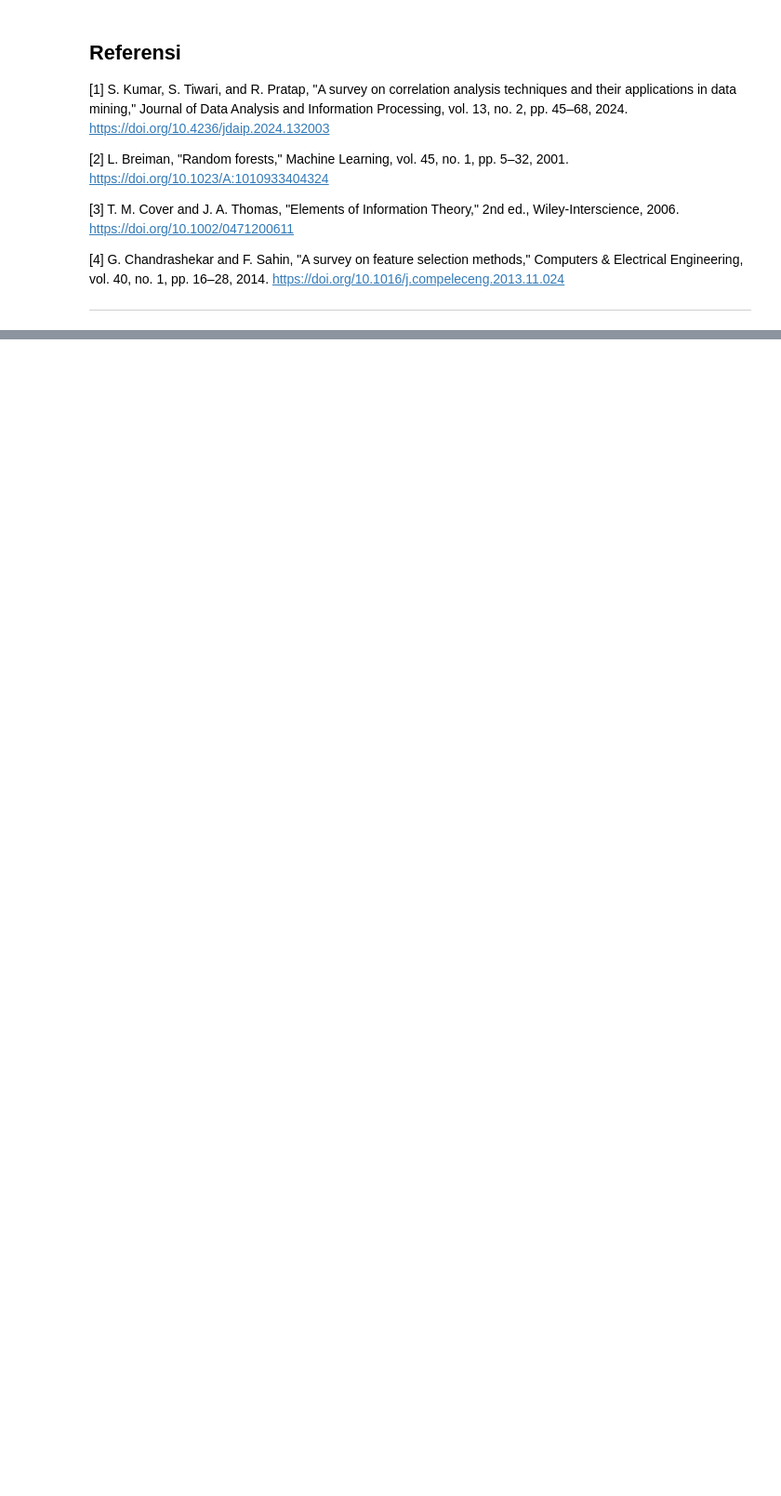
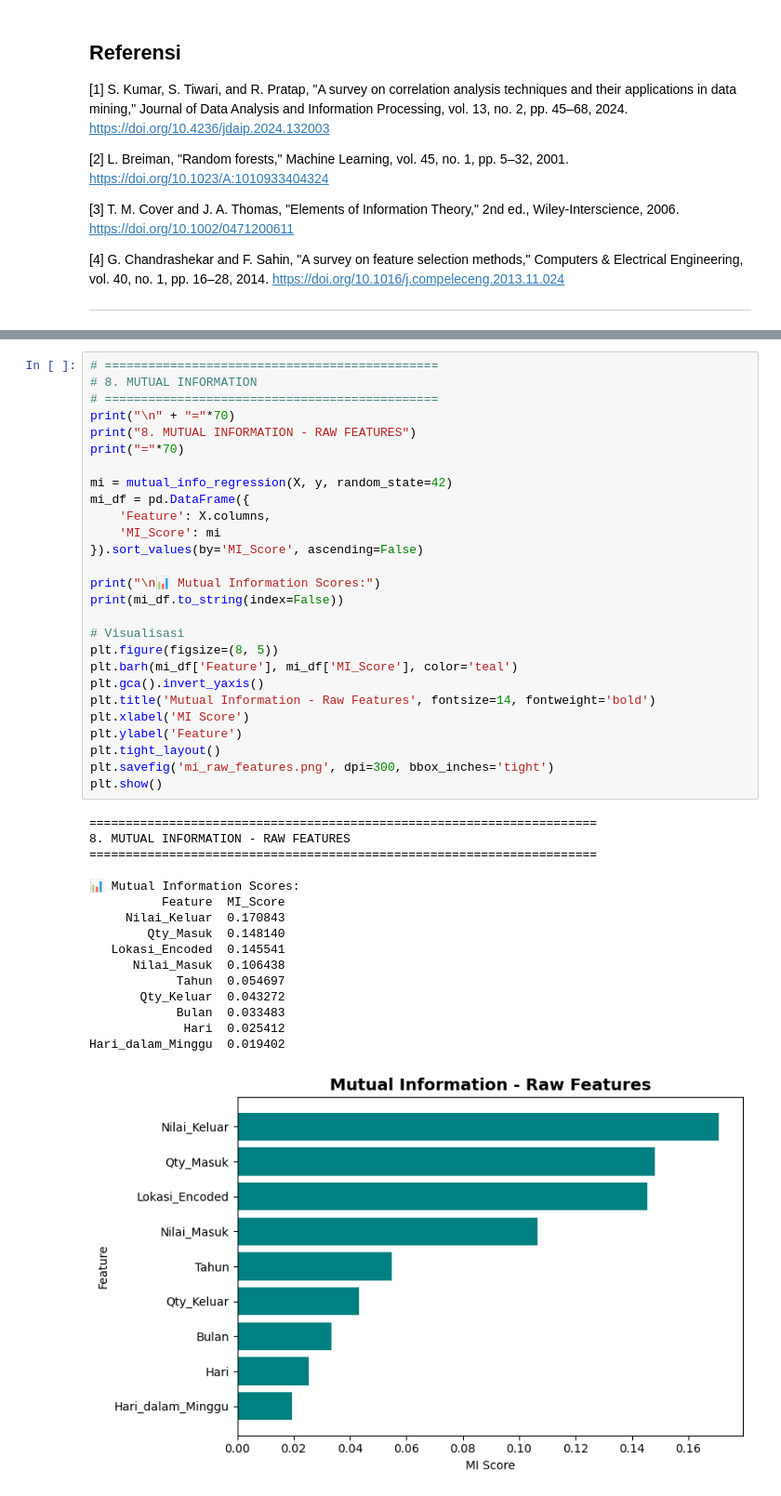
Before and after one commit to ChandraBudiWijaya/uts-penambangan-data-kelompok-16, a Jupyter notebook: feature-selection.ipynb, the cells around one changed output, grey strips where cells are left out. Shown at 93% size. Cells and saved outputs as stored; diff of their text form; blank space fills up the shorter version.

```diff
--- a/feature-selection.ipynb
+++ b/feature-selection.ipynb
@@ -670,0 +1712,44 @@ Fitur seperti *Supplier*, *Cabang*, *Tahun*, *NAMA_PRODUK*, *KODE*, *UNIT*,ataup
+# %%
+# ==============================================
+# 8. MUTUAL INFORMATION
+# ==============================================
+print("\n" + "="*70)
+print("8. MUTUAL INFORMATION - RAW FEATURES")
+print("="*70)
+
+mi = mutual_info_regression(X, y, random_state=42)
+mi_df = pd.DataFrame({
+    'Feature': X.columns,
+    'MI_Score': mi
+}).sort_values(by='MI_Score', ascending=False)
+
+print("\n📊 Mutual Information Scores:")
+print(mi_df.to_string(index=False))
+
+# Visualisasi
+plt.figure(figsize=(8, 5))
+plt.barh(mi_df['Feature'], mi_df['MI_Score'], color='teal')
+plt.gca().invert_yaxis()
+plt.title('Mutual Information - Raw Features', fontsize=14, fontweight='bold')
+plt.xlabel('MI Score')
+plt.ylabel('Feature')
+plt.tight_layout()
+plt.savefig('mi_raw_features.png', dpi=300, bbox_inches='tight')
+plt.show()
+# %% [output]
+======================================================================
+8. MUTUAL INFORMATION - RAW FEATURES
+======================================================================
+
+📊 Mutual Information Scores:
+          Feature  MI_Score
+     Nilai_Keluar  0.170843
+        Qty_Masuk  0.148140
+   Lokasi_Encoded  0.145541
+      Nilai_Masuk  0.106438
+            Tahun  0.054697
+       Qty_Keluar  0.043272
+            Bulan  0.033483
+             Hari  0.025412
+Hari_dalam_Minggu  0.019402
+[figure, added]
```
Also changed, not shown: parts of 24 cells of this notebook, 10 other files.
